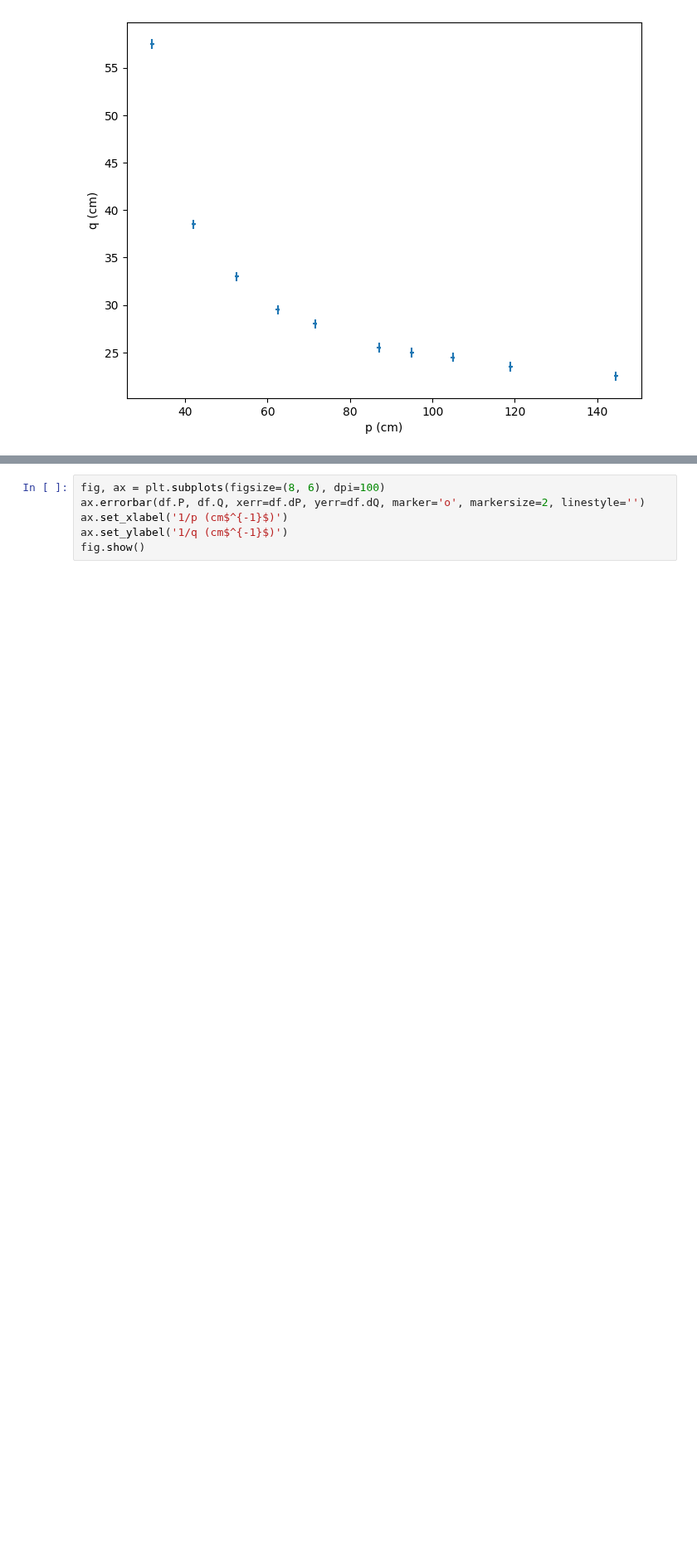
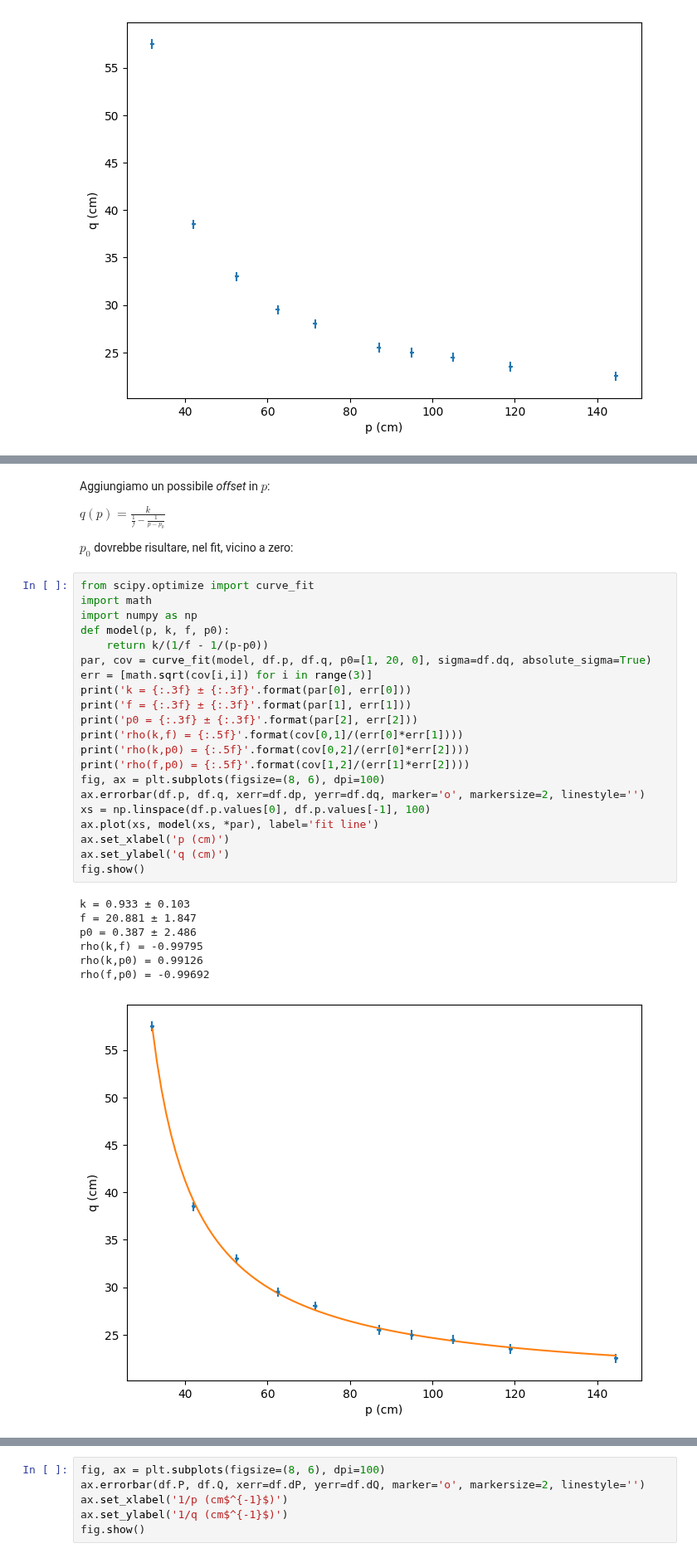
Before and after one commit to lucalista/analisi-dati-2023, a Jupyter notebook: 13.03.00__Fit_punti_coniugati.ipynb, the cells around one changed output, grey strips where cells are left out. Shown at 83% size. Saved outputs shown, nothing was run; the diff lists cells and outputs as text; blank space fills up the shorter version.

```diff
--- a/13.03.00__Fit_punti_coniugati.ipynb
+++ b/13.03.00__Fit_punti_coniugati.ipynb
@@ -51,0 +78,35 @@ Il problema si può linearizzare passando agli inversi dei valori misurati, ma s
+# %% [markdown]
+Aggiungiamo un possibile *offset* in $p$:
+
+$\displaystyle q(p) = \frac{k}{\displaystyle\frac{1}{f}-\frac{1}{p-p_0}}$
+
+$p_0$ dovrebbe risultare, nel fit, vicino a zero:
+# %%
+from scipy.optimize import curve_fit
+import math
+import numpy as np
+def model(p, k, f, p0):
+    return k/(1/f - 1/(p-p0))
+par, cov = curve_fit(model, df.p, df.q, p0=[1, 20, 0], sigma=df.dq, absolute_sigma=True)
+err = [math.sqrt(cov[i,i]) for i in range(3)]
+print('k = {:.3f} ± {:.3f}'.format(par[0], err[0]))
+print('f = {:.3f} ± {:.3f}'.format(par[1], err[1]))
+print('p0 = {:.3f} ± {:.3f}'.format(par[2], err[2]))
+print('rho(k,f) = {:.5f}'.format(cov[0,1]/(err[0]*err[1])))
+print('rho(k,p0) = {:.5f}'.format(cov[0,2]/(err[0]*err[2])))
+print('rho(f,p0) = {:.5f}'.format(cov[1,2]/(err[1]*err[2])))
+fig, ax = plt.subplots(figsize=(8, 6), dpi=100)
+ax.errorbar(df.p, df.q, xerr=df.dp, yerr=df.dq, marker='o', markersize=2, linestyle='')
+xs = np.linspace(df.p.values[0], df.p.values[-1], 100)
+ax.plot(xs, model(xs, *par), label='fit line')
+ax.set_xlabel('p (cm)')
+ax.set_ylabel('q (cm)')
+fig.show()
+# %% [output]
+k = 0.933 ± 0.103
+f = 20.881 ± 1.847
+p0 = 0.387 ± 2.486
+rho(k,f) = -0.99795
+rho(k,p0) = 0.99126
+rho(f,p0) = -0.99692
+[figure, added]
```
Also changed, not shown: parts of 19 cells of this notebook, 1 other file.
